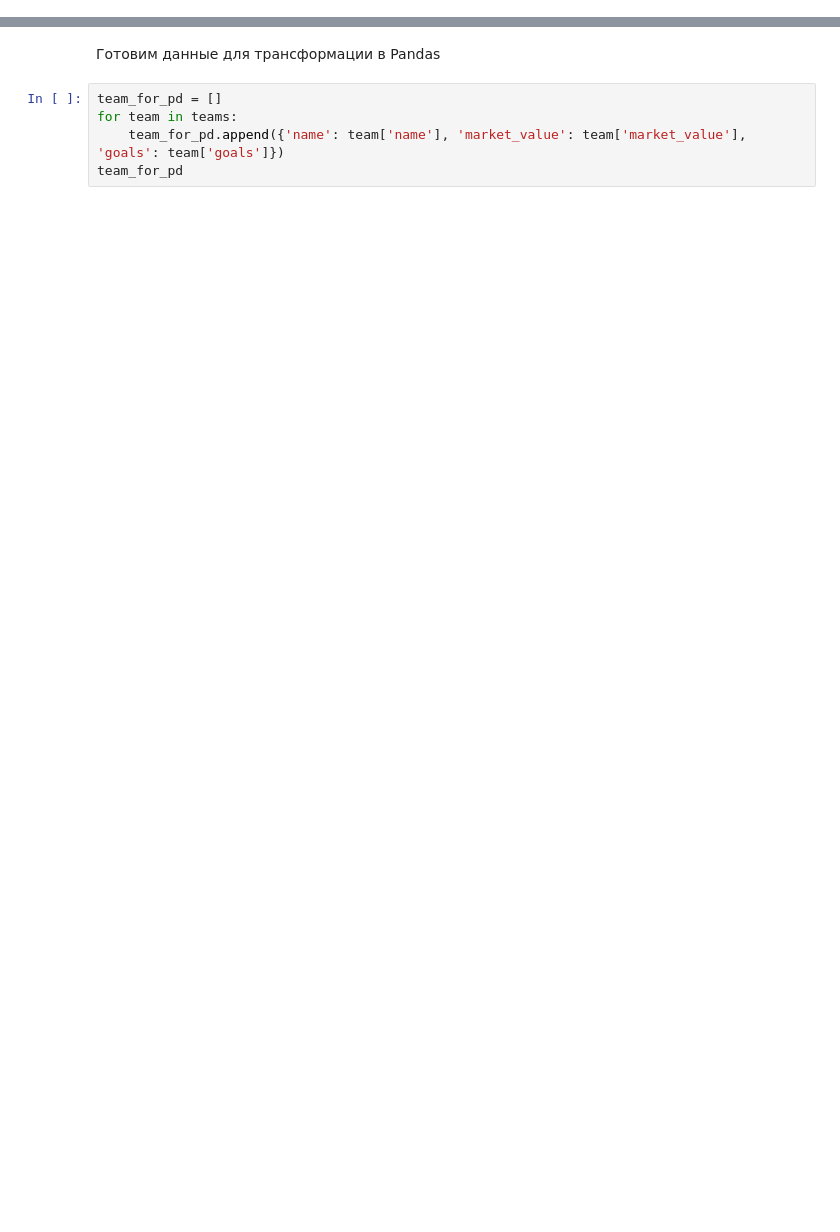
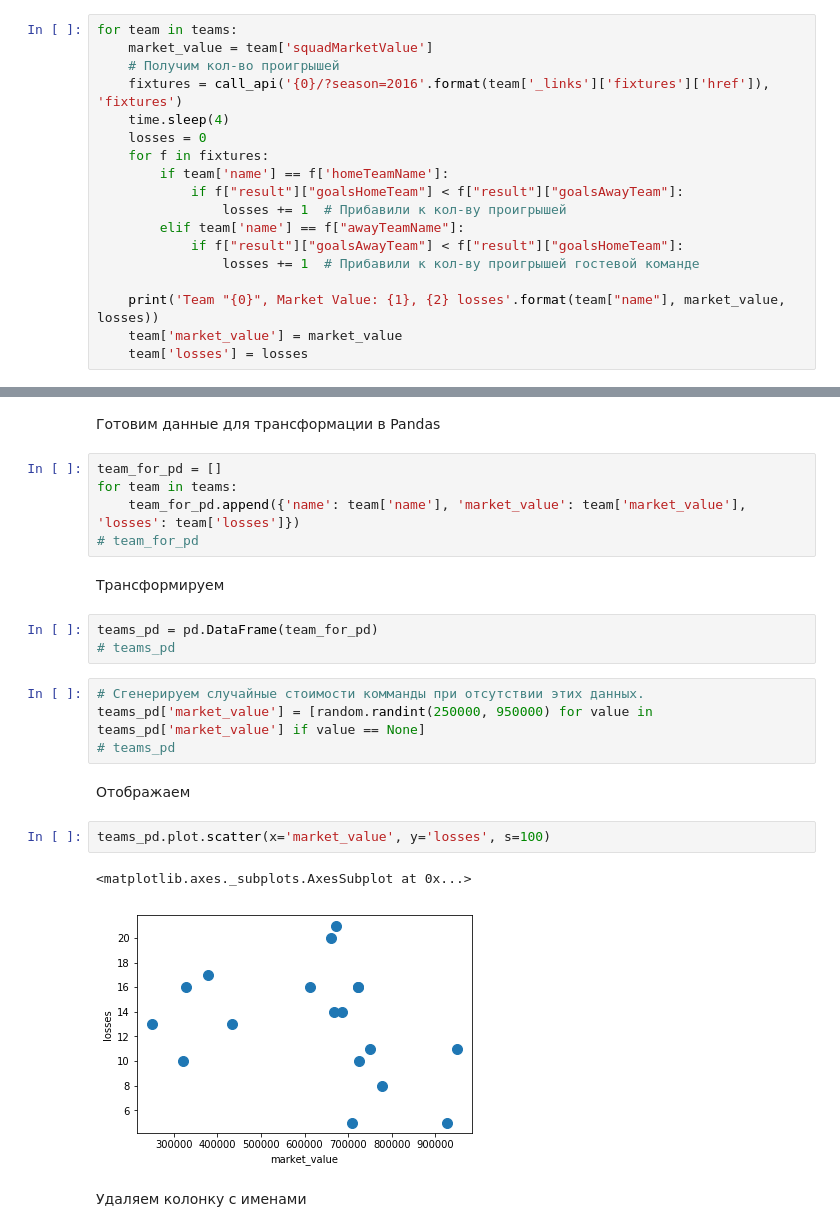
Before and after one commit to alekseykonotop/py_16_hw_4.3, a Jupyter notebook: hw_4.3.ipynb, the cells around one changed output, grey strips where cells are left out. Cells and saved outputs as stored; diff of their text form; blank space fills up the shorter version.

```diff
--- a/hw_4.3.ipynb
+++ b/hw_4.3.ipynb
@@ -57,0 +29,18 @@ for team in teams:
+# %%
+for team in teams:
+    market_value = team['squadMarketValue']
+    # Получим кол-во проигрышей
+    fixtures = call_api('{0}/?season=2016'.format(team['_links']['fixtures']['href']), 'fixtures')
+    time.sleep(4)
+    losses = 0
+    for f in fixtures:
+        if team['name'] == f['homeTeamName']:
+            if f["result"]["goalsHomeTeam"] < f["result"]["goalsAwayTeam"]:
+                losses += 1  # Прибавили к кол-ву проигрышей
+        elif team['name'] == f["awayTeamName"]:
+            if f["result"]["goalsAwayTeam"] < f["result"]["goalsHomeTeam"]:
+                losses += 1  # Прибавили к кол-ву проигрышей гостевой команде
+
+    print('Team "{0}", Market Value: {1}, {2} losses'.format(team["name"], market_value, losses))
+    team['market_value'] = market_value
+    team['losses'] = losses
@@ -60,5 +68,23 @@ for team in teams:
 # %%
 team_for_pd = []
 for team in teams:
-    team_for_pd.append({'name': team['name'], 'market_value': team['market_value'], 'goals': team['goals']})
-team_for_pd
+    team_for_pd.append({'name': team['name'], 'market_value': team['market_value'], 'losses': team['losses']})
+# team_for_pd
+# %% [markdown]
+Трансформируем
+# %%
+teams_pd = pd.DataFrame(team_for_pd)
+# teams_pd
+# %%
+# Сгенерируем случайные стоимости комманды при отсутствии этих данных.
+teams_pd['market_value'] = [random.randint(250000, 950000) for value in teams_pd['market_value'] if value == None]
+# teams_pd
+# %% [markdown]
+Отображаем
+# %%
+teams_pd.plot.scatter(x='market_value', y='losses', s=100)
+# %% [output]
+<matplotlib.axes._subplots.AxesSubplot at 0x...>
+[figure, added]
+# %% [markdown]
+Удаляем колонку с именами
```
Also changed, not shown: parts of 19 cells of this notebook.
